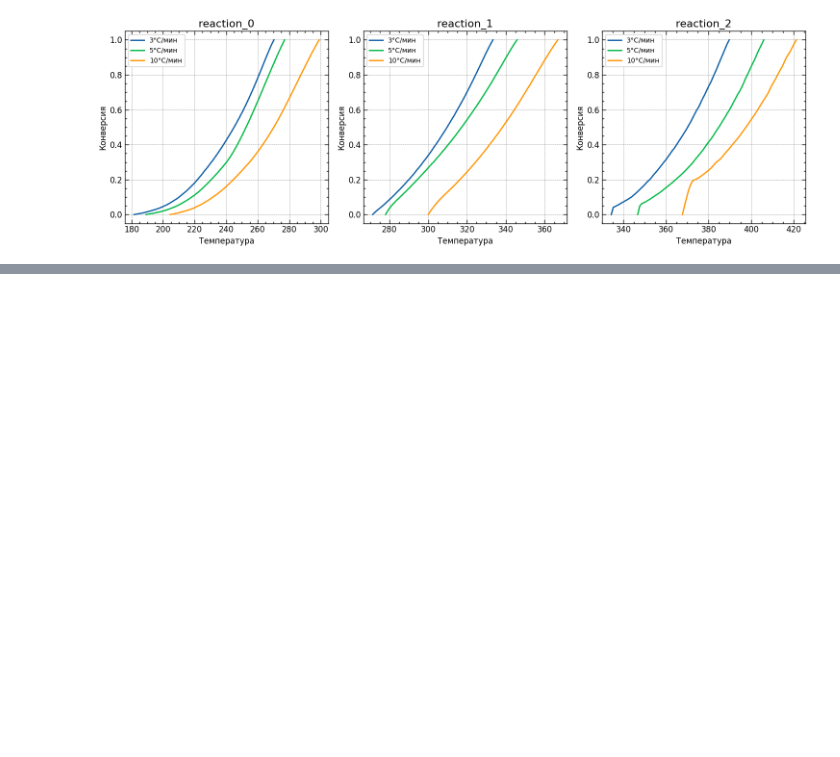
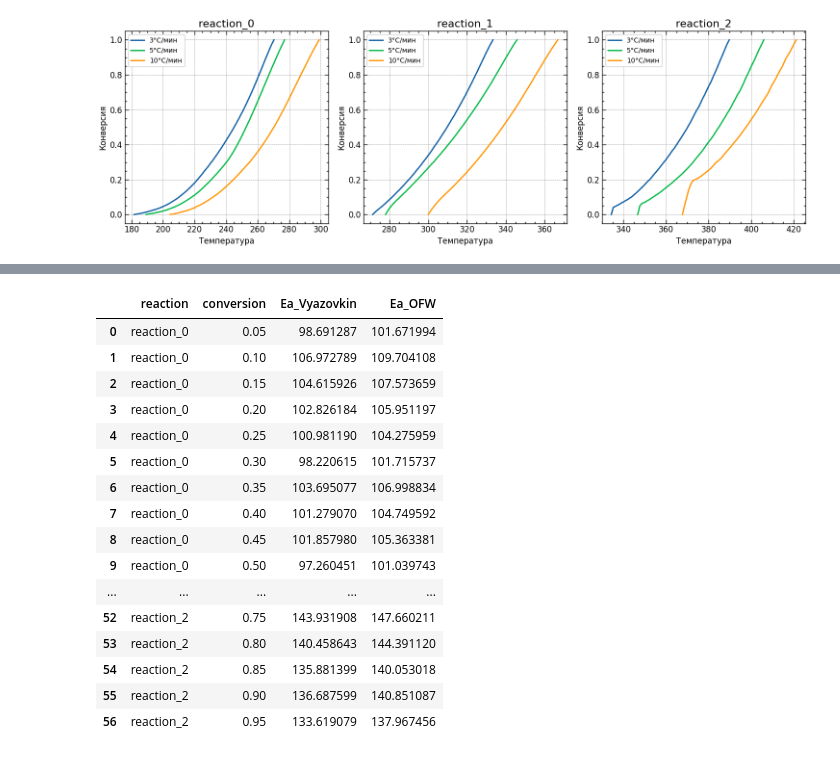
Before and after one commit to kdavjd/isoconversion_study_of_reaction_kinetics, a Jupyter notebook: isoconversion.ipynb, the cells around one changed output, grey strips where cells are left out. Cells and saved outputs as stored; diff of their text form; code cells hidden in the pictures; blank space fills up the shorter version.

```diff
--- a/isoconversion.ipynb
+++ b/isoconversion.ipynb
@@ -318,0 +340,29 @@ plt.show()
+# %%
+heating_rates = ['3', '5', '10']
+# создаем пустой список для хранения данных
+data = []
+
+# Задаем диапазон конверсии
+conversion_values = np.arange(0.05, 1, 0.05)
+
+# для каждой реакции из списка all_reactions
+for reaction in all_reactions:
+    # для каждого значения конверсии
+    for conversion in conversion_values:
+        # вычисляем активационную энергию по методу Вязовкина и Озавы-Флинна-Уолла
+        Ea_Vyazovkin = calculate_Vyazovkin_Ea(conversion, reaction)
+        Ea_OFW = calculate_OFW_Ea(conversion, reaction)
+
+        # добавляем результаты в список
+        data.append({'reaction': reaction,
+                     'conversion': conversion,
+                     'Ea_Vyazovkin': Ea_Vyazovkin,
+                     'Ea_OFW': Ea_OFW})
+
+# преобразуем список в DataFrame
+Ea_df = pd.DataFrame(data)
+
+# задаем имена столбцов
+Ea_df.columns = ['reaction', 'conversion', 'Ea_Vyazovkin', 'Ea_OFW']
+
+Ea_df.head()
@@ -318,0 +523,20 @@ plt.show()
+# %%
+Ea_df
+# %% [output]
+|  | reaction | conversion | Ea_Vyazovkin | Ea_OFW |
+| 0 | reaction_0 | 0.05 | 98.691287 | 101.671994 |
+| 1 | reaction_0 | 0.10 | 106.972789 | 109.704108 |
+| 2 | reaction_0 | 0.15 | 104.615926 | 107.573659 |
+| 3 | reaction_0 | 0.20 | 102.826184 | 105.951197 |
+| 4 | reaction_0 | 0.25 | 100.981190 | 104.275959 |
+| 5 | reaction_0 | 0.30 | 98.220615 | 101.715737 |
+| 6 | reaction_0 | 0.35 | 103.695077 | 106.998834 |
+| 7 | reaction_0 | 0.40 | 101.279070 | 104.749592 |
+| 8 | reaction_0 | 0.45 | 101.857980 | 105.363381 |
+| 9 | reaction_0 | 0.50 | 97.260451 | 101.039743 |
+| ... | ... | ... | ... | ... |
+| 52 | reaction_2 | 0.75 | 143.931908 | 147.660211 |
+| 53 | reaction_2 | 0.80 | 140.458643 | 144.391120 |
+| 54 | reaction_2 | 0.85 | 135.881399 | 140.053018 |
+| 55 | reaction_2 | 0.90 | 136.687599 | 140.851087 |
+| 56 | reaction_2 | 0.95 | 133.619079 | 137.967456 |
```
Also changed, not shown: parts of 14 cells of this notebook, 2 other files.
